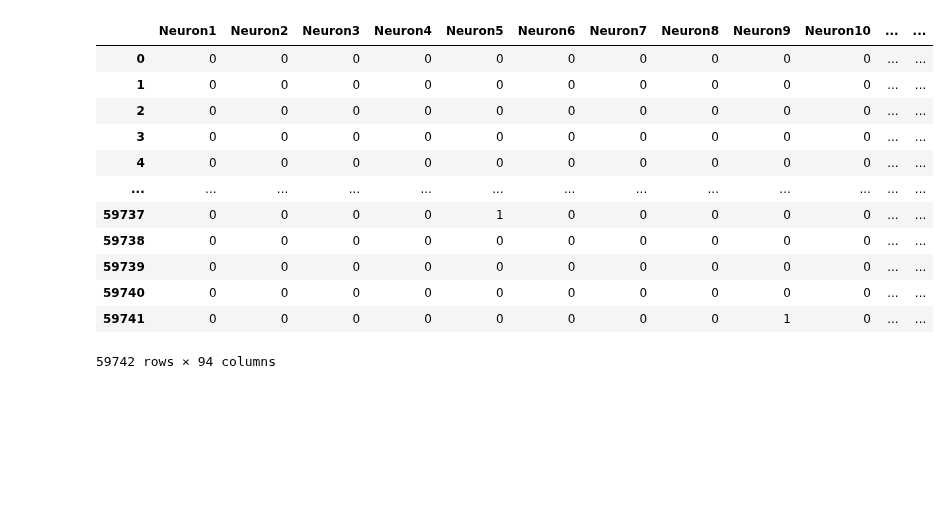
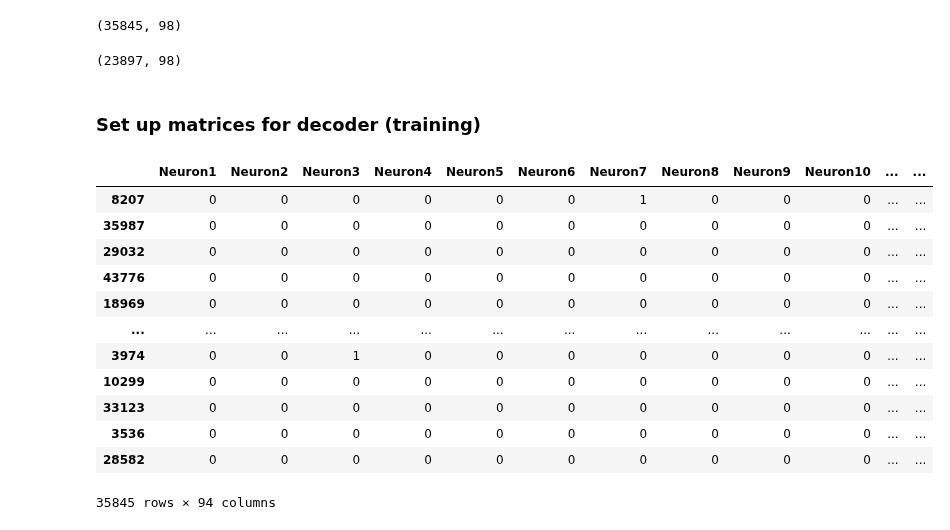
Before and after one commit to WAT-ai/BCI-Signal-Decoding, a Jupyter notebook: src/LinearDecoderFunctions/DecoderFunctions.ipynb, the cells around one changed output. Saved outputs shown, nothing was run; the diff lists cells and outputs as text; code cells hidden in the pictures; blank space fills up the shorter version.

```diff
--- a/src/LinearDecoderFunctions/DecoderFunctions.ipynb
+++ b/src/LinearDecoderFunctions/DecoderFunctions.ipynb
@@ -20 +24,15 @@ data_df
 59742 rows × 103 columns
+# %%
+scaler = StandardScaler()
+
+columns_to_scale = [
+    "x_velocity",
+    "y_velocity",
+    "x_acceleration",
+    "y_acceleration",
+]
+# %%
+scaled_values = scaler.fit_transform(data_df[columns_to_scale])
+scaled_df = data_df.copy()
+scaled_df[columns_to_scale] = scaled_values
+scaled_df
@@ -20,0 +53,3 @@ data_df
+# %%
+scaled_df.drop(["TimeStamp", "TimeBin", "TargetOn", "x_position", "y_position"], axis=1, inplace=True)
+scaled_df.head()
@@ -21,23 +78,36 @@ data_df
+# %%
+train_df, test_df = train_test_split(scaled_df, test_size=0.4)
+# %%
+train_df.shape
+# %% [output]
+(35845, 98)
+# %%
+test_df.shape
+# %% [output]
+(23897, 98)
+# %% [markdown]
+### Set up matrices for decoder (training)
 # %%
 n_neurons = 94
 n_kinem = 4
 # %%
-activity_matrix = data_df.loc[:, 'Neuron1':'Neuron94']
+# activity_matrix = scaled_df.loc[:, 'Neuron1':'Neuron94']
+activity_matrix = train_df.iloc[:, 0:train_df.columns.get_loc('x_velocity')]
 activity_matrix # n_timepoints x n_neurons
 # %% [output]
 |  | Neuron1 | Neuron2 | Neuron3 | Neuron4 | Neuron5 | Neuron6 | Neuron7 | Neuron8 | Neuron9 | Neuron10 | ... | ... |
-| 0 | 0 | 0 | 0 | 0 | 0 | 0 | 0 | 0 | 0 | 0 | ... | ... |
-| 1 | 0 | 0 | 0 | 0 | 0 | 0 | 0 | 0 | 0 | 0 | ... | ... |
-| 2 | 0 | 0 | 0 | 0 | 0 | 0 | 0 | 0 | 0 | 0 | ... | ... |
-| 3 | 0 | 0 | 0 | 0 | 0 | 0 | 0 | 0 | 0 | 0 | ... | ... |
-| 4 | 0 | 0 | 0 | 0 | 0 | 0 | 0 | 0 | 0 | 0 | ... | ... |
+| 8207 | 0 | 0 | 0 | 0 | 0 | 0 | 1 | 0 | 0 | 0 | ... | ... |
+| 35987 | 0 | 0 | 0 | 0 | 0 | 0 | 0 | 0 | 0 | 0 | ... | ... |
+| 29032 | 0 | 0 | 0 | 0 | 0 | 0 | 0 | 0 | 0 | 0 | ... | ... |
+| 43776 | 0 | 0 | 0 | 0 | 0 | 0 | 0 | 0 | 0 | 0 | ... | ... |
+| 18969 | 0 | 0 | 0 | 0 | 0 | 0 | 0 | 0 | 0 | 0 | ... | ... |
 | ... | ... | ... | ... | ... | ... | ... | ... | ... | ... | ... | ... | ... |
-| 59737 | 0 | 0 | 0 | 0 | 1 | 0 | 0 | 0 | 0 | 0 | ... | ... |
-| 59738 | 0 | 0 | 0 | 0 | 0 | 0 | 0 | 0 | 0 | 0 | ... | ... |
-| 59739 | 0 | 0 | 0 | 0 | 0 | 0 | 0 | 0 | 0 | 0 | ... | ... |
-| 59740 | 0 | 0 | 0 | 0 | 0 | 0 | 0 | 0 | 0 | 0 | ... | ... |
-| 59741 | 0 | 0 | 0 | 0 | 0 | 0 | 0 | 0 | 1 | 0 | ... | ... |
+| 3974 | 0 | 0 | 1 | 0 | 0 | 0 | 0 | 0 | 0 | 0 | ... | ... |
+| 10299 | 0 | 0 | 0 | 0 | 0 | 0 | 0 | 0 | 0 | 0 | ... | ... |
+| 33123 | 0 | 0 | 0 | 0 | 0 | 0 | 0 | 0 | 0 | 0 | ... | ... |
+| 3536 | 0 | 0 | 0 | 0 | 0 | 0 | 0 | 0 | 0 | 0 | ... | ... |
+| 28582 | 0 | 0 | 0 | 0 | 0 | 0 | 0 | 0 | 0 | 0 | ... | ... |
-59742 rows × 94 columns
+35845 rows × 94 columns
 # %%
 tranposed_activity_matrix = activity_matrix.transpose()
 tranposed_activity_matrix # n_neurons x n_timepoints
```
Also changed, not shown: parts of 29 cells of this notebook, 1 other file.
